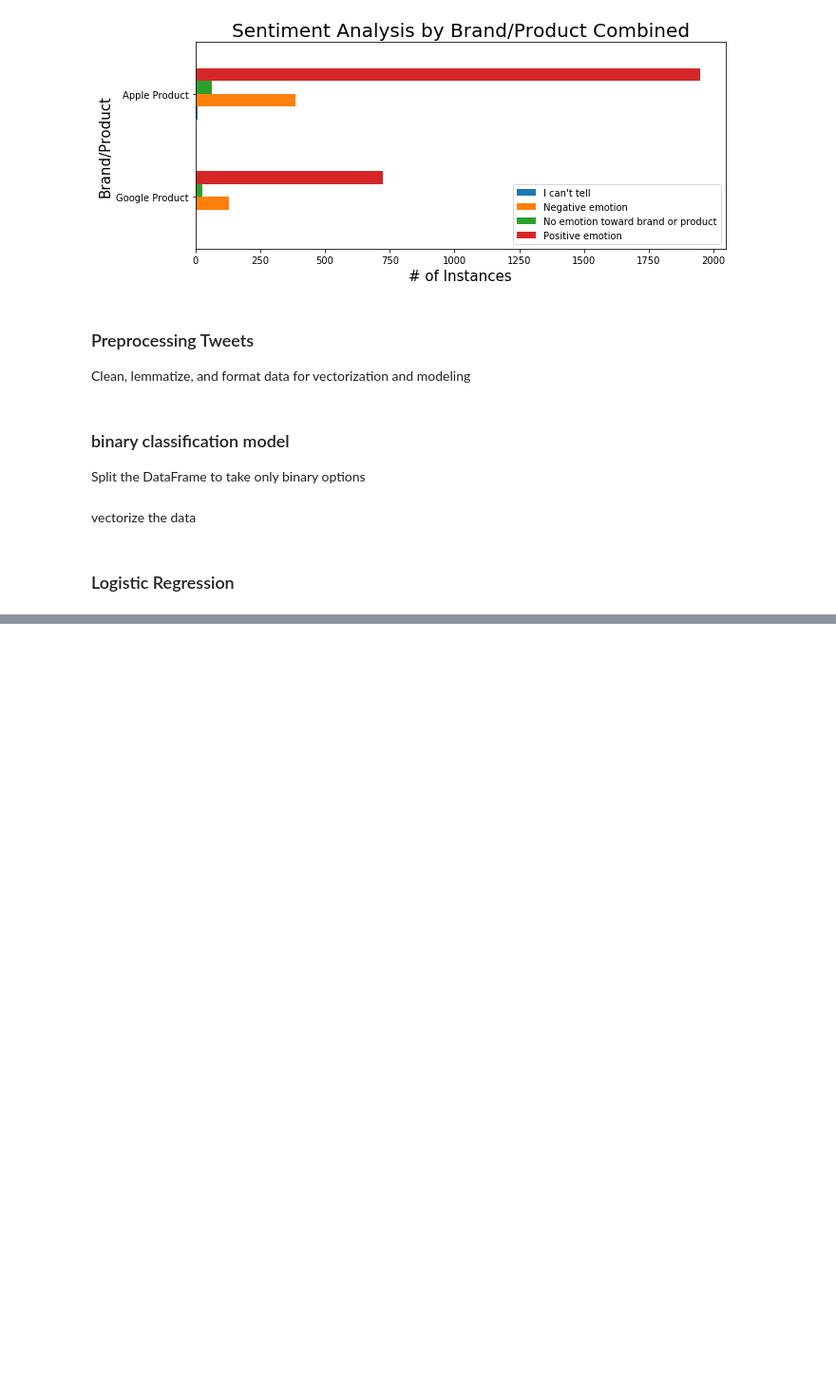
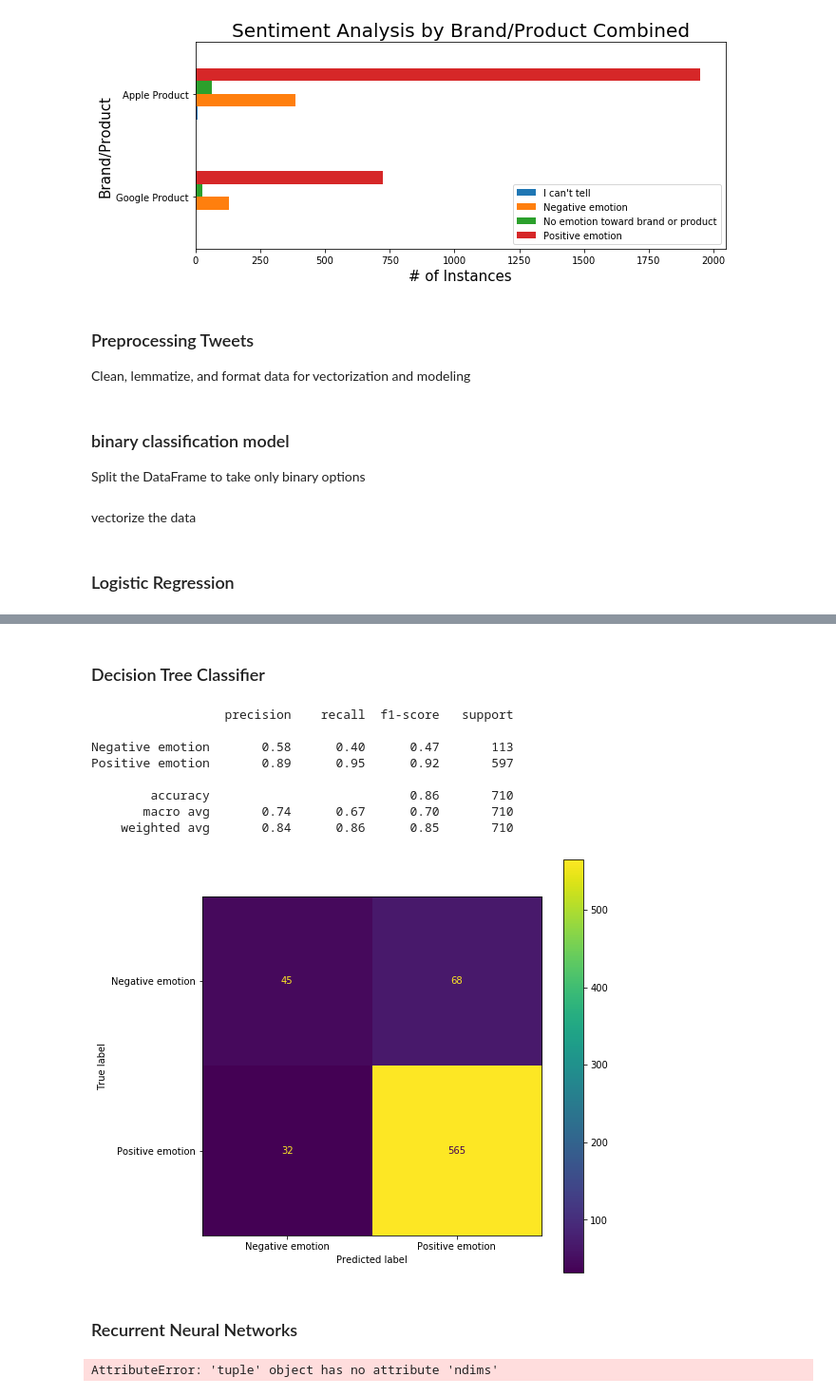
Before and after one commit to shsobieski/CustomerReviewSentiment, a Jupyter notebook: NLP.ipynb, the cells around one changed output, grey strips where cells are left out. Shown at 95% size. Saved outputs shown, nothing was run; the diff lists cells and outputs as text; code cells hidden in the pictures; blank space fills up the shorter version.

```diff
--- a/NLP.ipynb
+++ b/NLP.ipynb
@@ -239,0 +241,23 @@ Positive emotion       0.88      0.99      0.93       597
+# %% [markdown]
+### Decision Tree Classifier
+# %%
+params= {'criterion': ['gini', 'entropy'],
+         'splitter': ['best', 'random'],
+         'max_depth': [50, 80, 100, None],
+         'class_weight': ['balanced', None]}
+grid_tree = GridSearchCV(DecisionTreeClassifier(),
+                         param_grid=params)
+
+report(grid_tree)
+# %% [output]
+                  precision    recall  f1-score   support
+
+Negative emotion       0.58      0.40      0.47       113
+Positive emotion       0.89      0.95      0.92       597
+
+        accuracy                           0.86       710
+       macro avg       0.74      0.67      0.70       710
+    weighted avg       0.84      0.86      0.85       710
+[figure, added]
+# %% [markdown]
+### Recurrent Neural Networks
@@ -239,0 +271,5 @@ Positive emotion       0.88      0.99      0.93       597
+# %%
+lstm = tf.keras.layers.LSTM(4)
+output = lstm(X_train)
+# %% [output]
+AttributeError: 'tuple' object has no attribute 'ndims'
```
Also changed, not shown: parts of 7 cells of this notebook, 2 other files.
